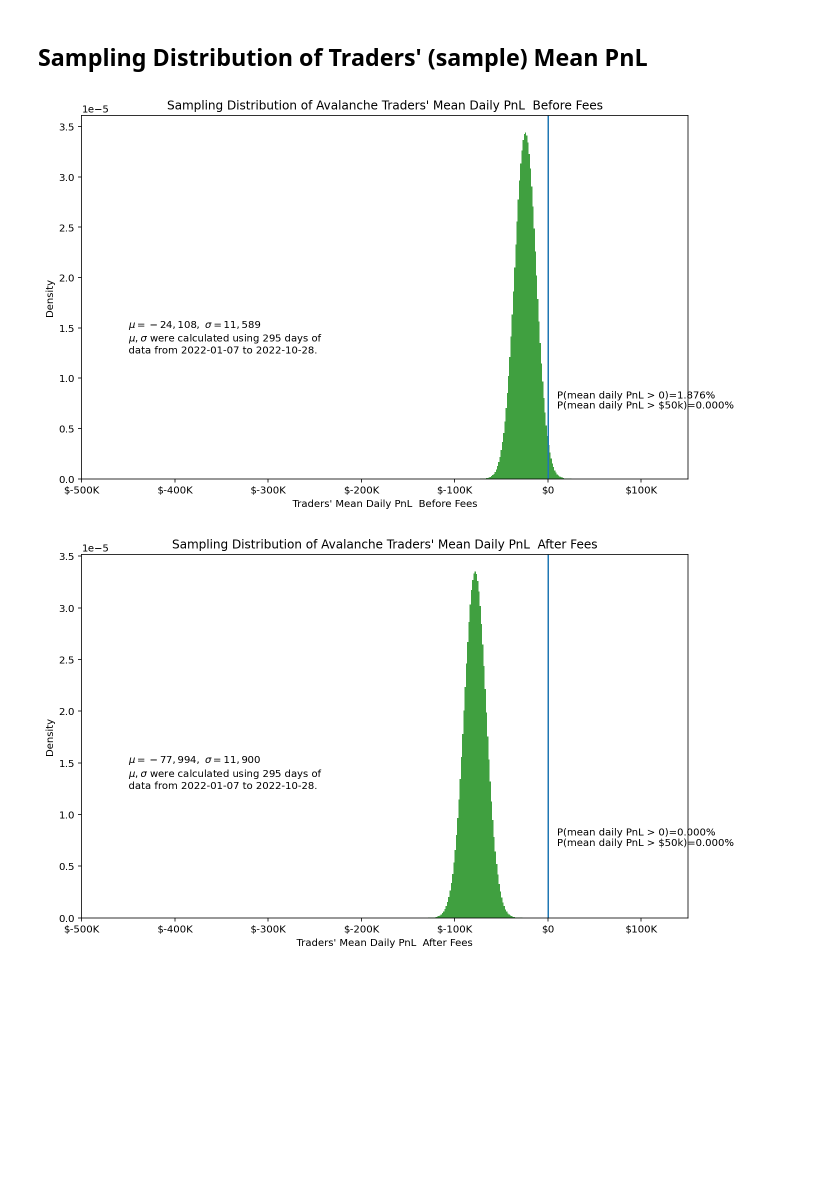
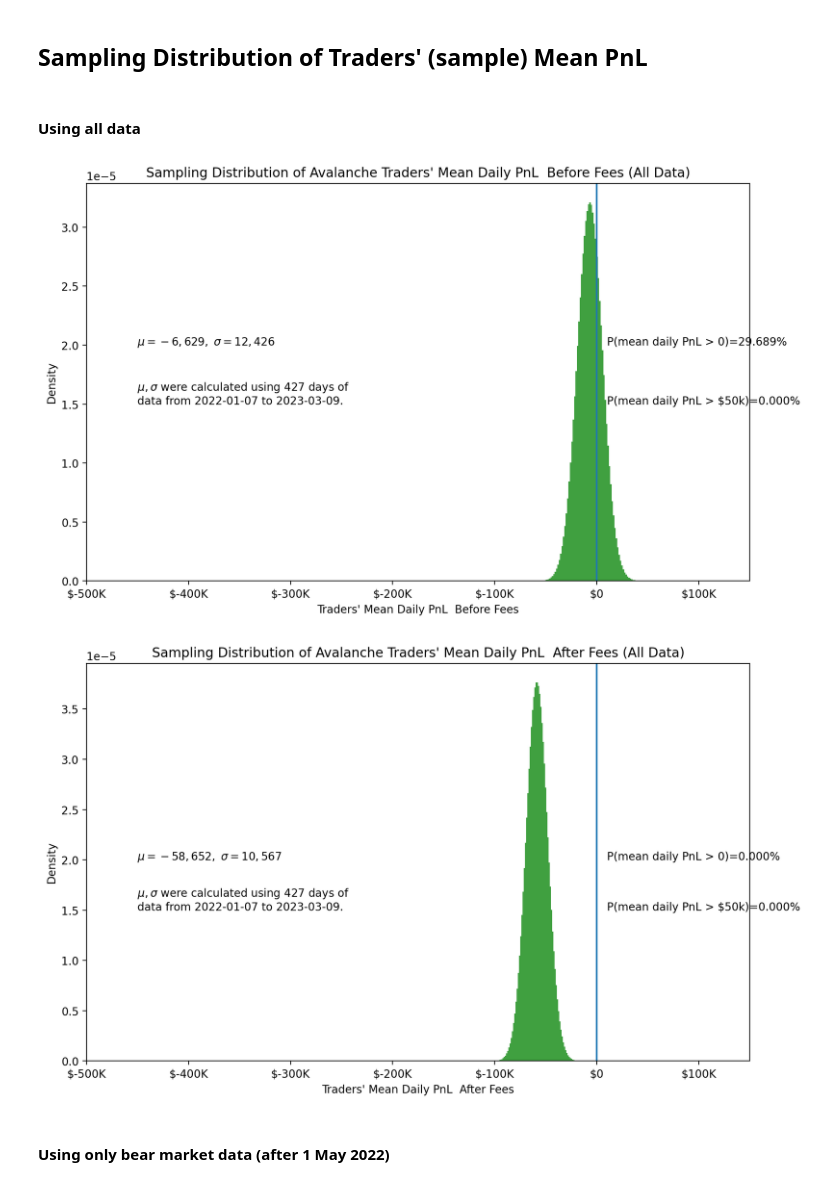
Before and after one commit to coindataschool/GMX, a Jupyter notebook: notebook/Avalanche/glp_tail_risk.ipynb, the cells around one changed output. Drawn from its saved outputs; the diff is of its cells as text; code cells hidden in the pictures; blank space fills up the shorter version.

```diff
--- a/notebook/Avalanche/glp_tail_risk.ipynb
+++ b/notebook/Avalanche/glp_tail_risk.ipynb
@@ -36,17 +35,6 @@ os.makedirs(csv_dir, exist_ok=True)
 ## Input
 # %%
 chain = 'Avalanche'
-# %%
-if chain == 'Arbitrum':
-    text_lab1_y1pos = 0.9e-5
-    text_lab1_y2pos = 0.8e-5
-    text_lab2_y1pos = .8e-5
-    text_lab2_y2pos = 0.7e-5
-else:
-    text_lab1_y1pos = 1.5e-5
-    text_lab1_y2pos = 1.25e-5
-    text_lab2_y1pos = .8e-5
-    text_lab2_y2pos = 0.7e-5
 # %%
 data_fnames = os.listdir(os.path.join(data_dir, chain)) # names of all data files
 
@@ -134,8 +122,17 @@ df
 # %% [markdown]
 ## Sampling Distribution of Traders' (sample) Mean PnL
 # %%
-def run_sampling_dist_traders_pnl(yvar, xlim_lwr=None, xlim_upr=None):
-    sample_profile = dict(size = len(df), start_dt = df.index.min().date(), end_dt = df.index.max().date())
+def run_sampling_dist_traders_pnl(
+        df, yvar, xlim_lwr=None, xlim_upr=None,
+        text_lab1_y1pos = 2e-5,
+        text_lab1_y2pos = 1.5e-5,
+        text_lab2_y1pos = 2e-5,
+        text_lab2_y2pos = 1.5e-5,
+        data_period = 'all_data'):
+    sample_profile = dict(
+            size = len(df),
+            start_dt = df.index.min().date(),
+            end_dt = df.index.max().date())
 
     # calc sample avg and standard error
     avg_n_se = df[yvar].agg([np.mean, lambda x: np.std(x, ddof=1)/np.sqrt(len(x))])
@@ -165,20 +162,26 @@ def run_sampling_dist_traders_pnl(yvar, xlim_lwr=None, xlim_upr=None):
     ax.axvline(x=0)
     if xlim_lwr and xlim_upr:
         ax.set_xlim([xlim_lwr, xlim_upr])
-    ax.set_title("Sampling Distribution of {} Traders' Mean Daily PnL {}".format(chain, subfnm.replace('_', ' ').title()))
+    ax.set_title("Sampling Distribution of {} Traders' Mean Daily PnL {} ({})"\
+            .format(chain, subfnm.replace('_', ' ').title(),
+                    data_period.replace('_', ' ').title()))
     ax.set_xlabel("Traders' Mean Daily PnL {}".format(subfnm.replace('_', ' ').title()))
     ax.set_ylabel('Density')
     formatter = FuncFormatter(human_format_dollar_or_num(dollar=True, decimals=0))
     ax.xaxis.set_major_formatter(formatter)
 
     fig.tight_layout()
-    fnm = "traders_mean_daily_pnl" + subfnm + ".png"
+    fnm = "traders_mean_daily_pnl" + subfnm + '_' + data_period + ".png"
     fig.savefig(os.path.join(png_dir, chain, fnm), dpi=300);
+# %% [markdown]
+#### Using all data
 # %%
-run_sampling_dist_traders_pnl('trader_pnl_before_fees', xlim_lwr = -500_000, xlim_upr = 150_000)
+run_sampling_dist_traders_pnl(df, 'trader_pnl_before_fees', xlim_lwr = -500_000, xlim_upr = 150_000)
 # %% [output]
-[figure, old version]
+[figure, new version]
 # %%
-run_sampling_dist_traders_pnl('trader_pnl_after_fees', xlim_lwr = -500_000, xlim_upr = 150_000)
+run_sampling_dist_traders_pnl(df, 'trader_pnl_after_fees', xlim_lwr = -500_000, xlim_upr = 150_000)
 # %% [output]
-[figure, old version]
+[figure, new version]
+# %% [markdown]
+#### Using only bear market data (after 1 May 2022)
```
Also changed, not shown: parts of 18 cells of this notebook, 15 other files.
